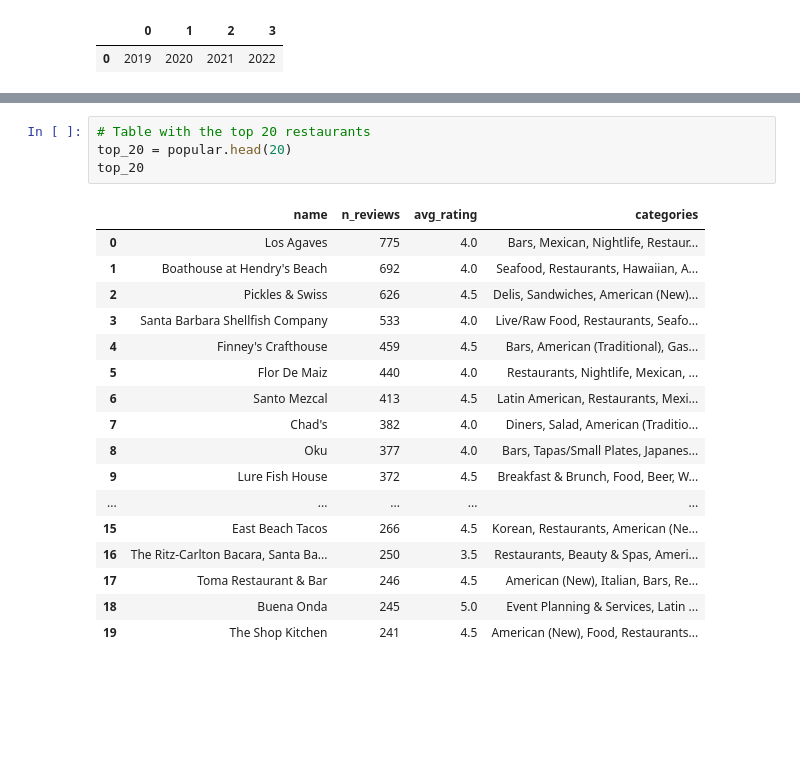
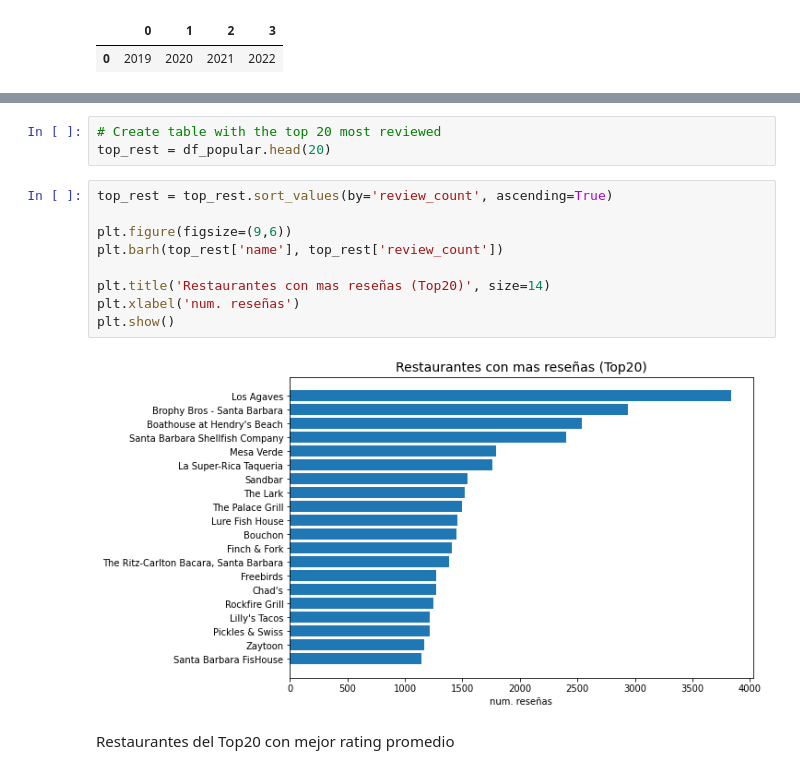
Before and after one commit to ivnlee/proyecto-portafolio, a Jupyter notebook: notebooks/initial_analysis.ipynb, the cells around one changed output, grey strips where cells are left out. Drawn from its saved outputs; the diff is of its cells as text; blank space fills up the shorter version.

```diff
--- a/notebooks/initial_analysis.ipynb
+++ b/notebooks/initial_analysis.ipynb
@@ -347,22 +332,16 @@ See the caveats in the documentation: https://pandas.pydata.org/pandas-docs/stab
 # %%
-# Table with the top 20 restaurants
-top_20 = popular.head(20)
-top_20
+# Create table with the top 20 most reviewed
+top_rest = df_popular.head(20)
-# %% [output]
-|  | name | n_reviews | avg_rating | categories |
-| 0 | Los Agaves | 775 | 4.0 | Bars, Mexican, Nightlife, Restaur... |
-| 1 | Boathouse at Hendry's Beach | 692 | 4.0 | Seafood, Restaurants, Hawaiian, A... |
-| 2 | Pickles & Swiss | 626 | 4.5 | Delis, Sandwiches, American (New)... |
-| 3 | Santa Barbara Shellfish Company | 533 | 4.0 | Live/Raw Food, Restaurants, Seafo... |
-| 4 | Finney's Crafthouse | 459 | 4.5 | Bars, American (Traditional), Gas... |
-| 5 | Flor De Maiz | 440 | 4.0 | Restaurants, Nightlife, Mexican, ... |
-| 6 | Santo Mezcal | 413 | 4.5 | Latin American, Restaurants, Mexi... |
-| 7 | Chad's | 382 | 4.0 | Diners, Salad, American (Traditio... |
-| 8 | Oku | 377 | 4.0 | Bars, Tapas/Small Plates, Japanes... |
-| 9 | Lure Fish House | 372 | 4.5 | Breakfast & Brunch, Food, Beer, W... |
-| ... | ... | ... | ... | ... |
-| 15 | East Beach Tacos | 266 | 4.5 | Korean, Restaurants, American (Ne... |
-| 16 | The Ritz-Carlton Bacara, Santa Ba... | 250 | 3.5 | Restaurants, Beauty & Spas, Ameri... |
-| 17 | Toma Restaurant & Bar | 246 | 4.5 | American (New), Italian, Bars, Re... |
-| 18 | Buena Onda | 245 | 5.0 | Event Planning & Services, Latin ... |
-| 19 | The Shop Kitchen | 241 | 4.5 | American (New), Food, Restaurants... |
+# %%
+top_rest = top_rest.sort_values(by='review_count', ascending=True)
+
+plt.figure(figsize=(9,6))
+plt.barh(top_rest['name'], top_rest['review_count'])
+
+plt.title('Restaurantes con mas reseñas (Top20)', size=14)
+plt.xlabel('num. reseñas')
+plt.show()
+# %% [output]
+[figure, added]
+# %% [markdown]
+Restaurantes del Top20 con mejor rating promedio
```
Also changed, not shown: parts of 21 cells of this notebook.
